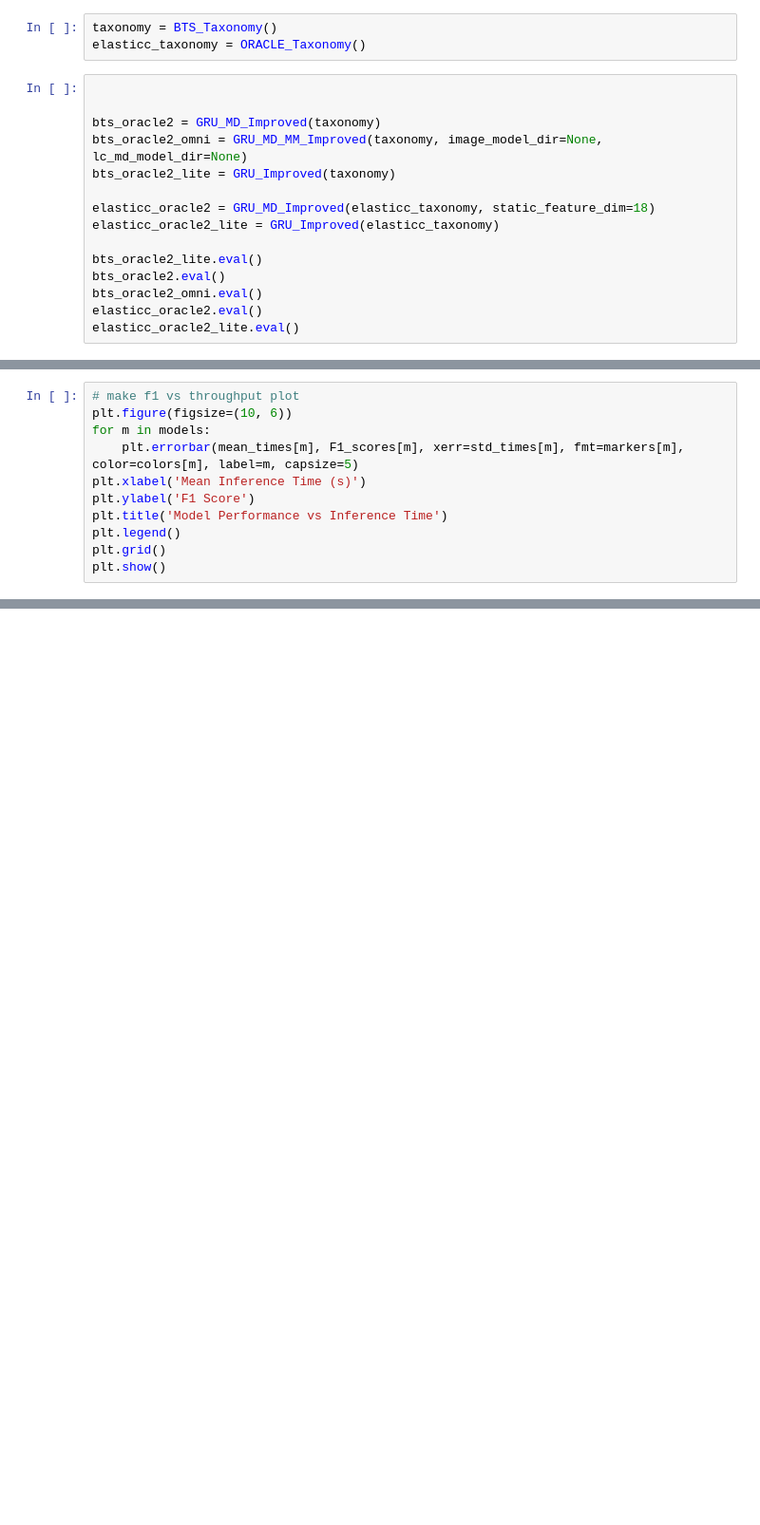
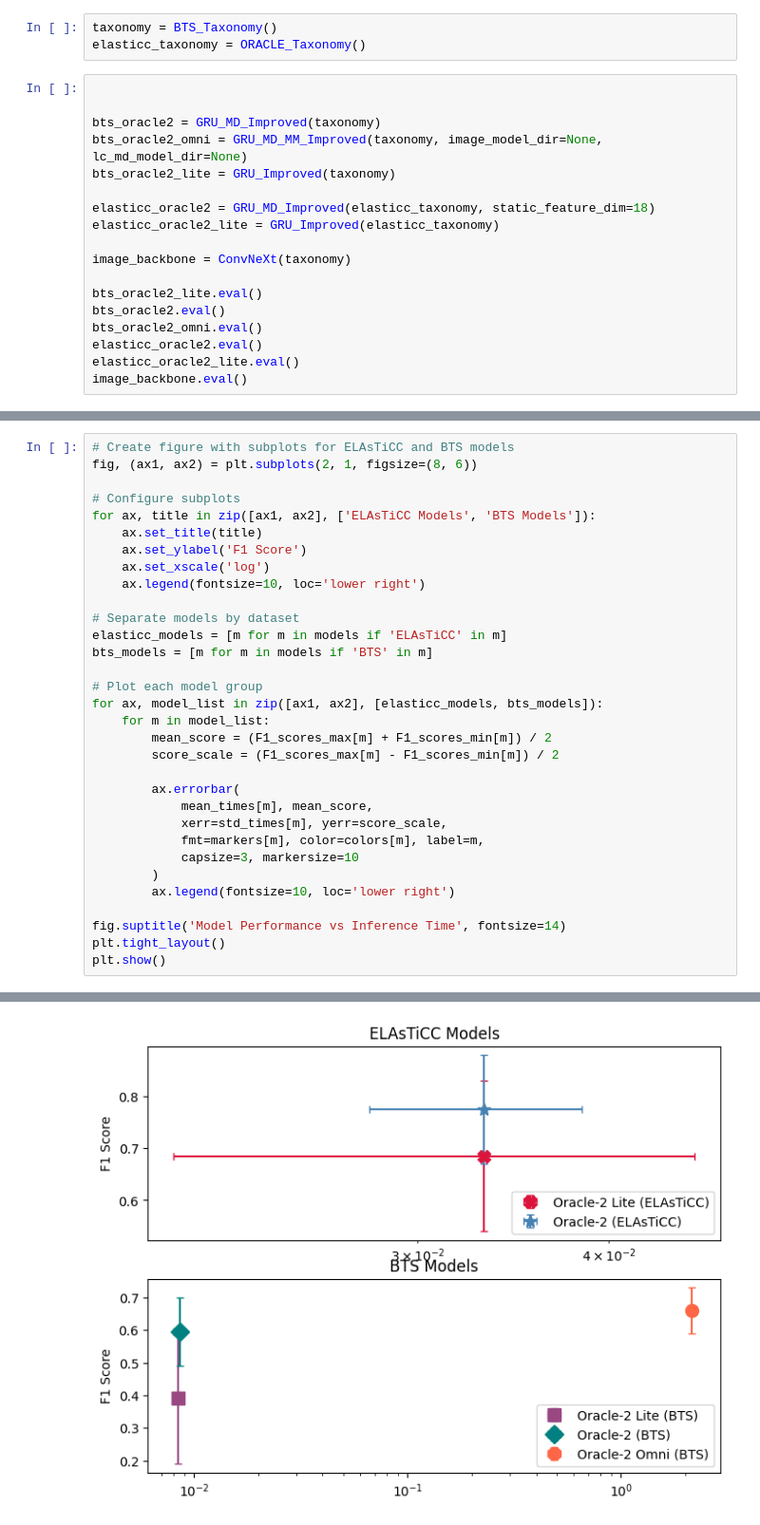
Before and after one commit to dev-ved30/Oracle, a Jupyter notebook: paper_figures/figure_throughput/throughput.ipynb, the cells around one changed output, grey strips where cells are left out. Shown at 95% size. Saved outputs shown, nothing was run; the diff lists cells and outputs as text; blank space fills up the shorter version.

Commit message:
added throughput notebook

```diff
--- a/paper_figures/figure_throughput/throughput.ipynb
+++ b/paper_figures/figure_throughput/throughput.ipynb
@@ -20,8 +20,11 @@ bts_oracle2_lite = GRU_Improved(taxonomy)
 elasticc_oracle2 = GRU_MD_Improved(elasticc_taxonomy, static_feature_dim=18)
 elasticc_oracle2_lite = GRU_Improved(elasticc_taxonomy)
 
+image_backbone = ConvNeXt(taxonomy)
+
 bts_oracle2_lite.eval()
 bts_oracle2.eval()
 bts_oracle2_omni.eval()
 elasticc_oracle2.eval()
 elasticc_oracle2_lite.eval()
+image_backbone.eval()
@@ -105,11 +147,0 @@ std_times
-# %%
-# make f1 vs throughput plot
-plt.figure(figsize=(10, 6))
-for m in models:
-    plt.errorbar(mean_times[m], F1_scores[m], xerr=std_times[m], fmt=markers[m], color=colors[m], label=m, capsize=5)
-plt.xlabel('Mean Inference Time (s)')
-plt.ylabel('F1 Score')
-plt.title('Model Performance vs Inference Time')
-plt.legend()
-plt.grid()
-plt.show()
@@ -117,0 +190,33 @@ plt.show()
+# %%
+# Create figure with subplots for ELAsTiCC and BTS models
+fig, (ax1, ax2) = plt.subplots(2, 1, figsize=(8, 6))
+
+# Configure subplots
+for ax, title in zip([ax1, ax2], ['ELAsTiCC Models', 'BTS Models']):
+    ax.set_title(title)
+    ax.set_ylabel('F1 Score')
+    ax.set_xscale('log')
+    ax.legend(fontsize=10, loc='lower right')
+
+# Separate models by dataset
+elasticc_models = [m for m in models if 'ELAsTiCC' in m]
+bts_models = [m for m in models if 'BTS' in m]
+
+# Plot each model group
+for ax, model_list in zip([ax1, ax2], [elasticc_models, bts_models]):
+    for m in model_list:
+        mean_score = (F1_scores_max[m] + F1_scores_min[m]) / 2
+        score_scale = (F1_scores_max[m] - F1_scores_min[m]) / 2
+
+        ax.errorbar(
+            mean_times[m], mean_score,
+            xerr=std_times[m], yerr=score_scale,
+            fmt=markers[m], color=colors[m], label=m,
+            capsize=3, markersize=10
+        )
+        ax.legend(fontsize=10, loc='lower right')
+
+fig.suptitle('Model Performance vs Inference Time', fontsize=14)
+plt.tight_layout()
+plt.show()
+# %% [output]
@@ -117,0 +224 @@ plt.show()
+[figure, added]
```
Also changed, not shown: parts of 10 cells of this notebook.
